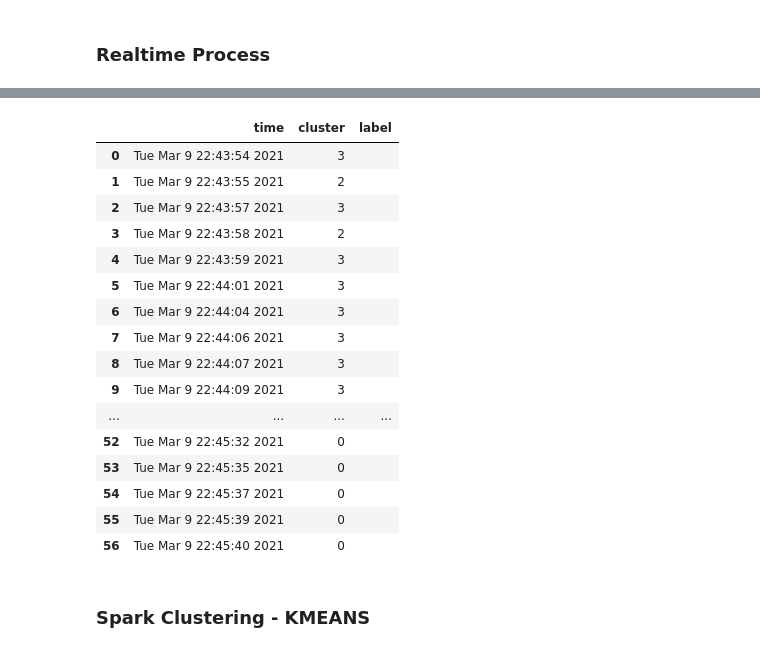
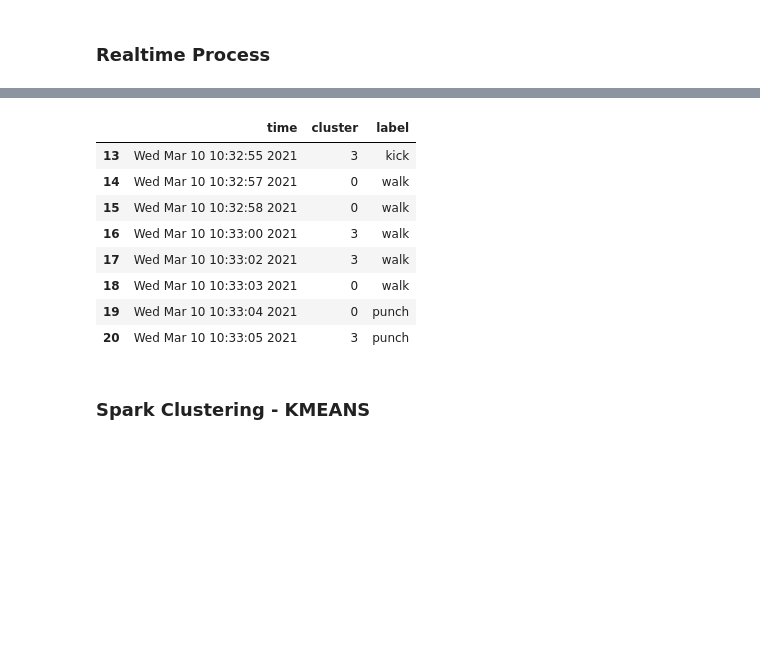
Before and after one commit to HalivaMatan/Final-Project-Data-Science-Course, a Jupyter notebook: DS - Face Detection Project.ipynb, the cells around one changed output, grey strips where cells are left out. Drawn from its saved outputs; the diff is of its cells as text; code cells hidden in the pictures; blank space fills up the shorter version.

```diff
--- a/DS - Face Detection Project.ipynb
+++ b/DS - Face Detection Project.ipynb
@@ -673,9 +673,9 @@ def get_skeletons(image, image_w, image_h):
         center = (int(center[0]), int(center[1]))
         centers.append(center)
 
-    return centers, dict_id2skeleton, dict_id2label
+    return centers, dict_id2skeleton, dict_id2label,skeletons
 
-def get_human_action(frame, humanCenter, centers, dict_id2skeleton, dict_id2label):
+def get_human_action(frame, humanCenter, centers, dict_id2skeleton, dict_id2label, skeletons):
 
         distances = []
         # cv2.circle(frame, humanCenter, radius=10, color=(0, 0, 255), thickness=15)
@@ -727,7 +727,7 @@ while True:
         face_id = get_person_id(face_encodings, face["face_encoding"])
         image_w, image_h, _ = frame.shape
 
-        centers, dict_id2skeleton, dict_id2label = get_skeletons(frame, image_w, image_h)
+        centers, dict_id2skeleton, dict_id2label,skeletons = get_skeletons(frame, image_w, image_h)
 
         if centers is None:
             continue
@@ -735,7 +735,7 @@ while True:
         py, px, py2, px2 = [ v for v in face["face_location"]]
         faceCenter = ( int((px + px2) / 2) , int((py + py2) / 2))
 
-        label = get_human_action(frame, faceCenter, centers, dict_id2skeleton, dict_id2label)
+        label = get_human_action(frame, faceCenter, centers, dict_id2skeleton, dict_id2label, skeletons)
 
         date = time.asctime(time.localtime(time.time()))
 
@@ -878,25 +868,17 @@ Mean score:
 ... (188 outputs left out)
 # %%
 rec = pd.DataFrame(rec)
-rec
+rec[13:21]
 # %% [output]
 |  | time | cluster | label |
-| 0 | Tue Mar 9 22:43:54 2021 | 3 |  |
-| 1 | Tue Mar 9 22:43:55 2021 | 2 |  |
-| 2 | Tue Mar 9 22:43:57 2021 | 3 |  |
-| 3 | Tue Mar 9 22:43:58 2021 | 2 |  |
-| 4 | Tue Mar 9 22:43:59 2021 | 3 |  |
-| 5 | Tue Mar 9 22:44:01 2021 | 3 |  |
-| 6 | Tue Mar 9 22:44:04 2021 | 3 |  |
-| 7 | Tue Mar 9 22:44:06 2021 | 3 |  |
-| 8 | Tue Mar 9 22:44:07 2021 | 3 |  |
-| 9 | Tue Mar 9 22:44:09 2021 | 3 |  |
-| ... | ... | ... | ... |
-| 52 | Tue Mar 9 22:45:32 2021 | 0 |  |
-| 53 | Tue Mar 9 22:45:35 2021 | 0 |  |
-| 54 | Tue Mar 9 22:45:37 2021 | 0 |  |
-| 55 | Tue Mar 9 22:45:39 2021 | 0 |  |
-| 56 | Tue Mar 9 22:45:40 2021 | 0 |  |
+| 13 | Wed Mar 10 10:32:55 2021 | 3 | kick |
+| 14 | Wed Mar 10 10:32:57 2021 | 0 | walk |
+| 15 | Wed Mar 10 10:32:58 2021 | 0 | walk |
+| 16 | Wed Mar 10 10:33:00 2021 | 3 | walk |
+| 17 | Wed Mar 10 10:33:02 2021 | 3 | walk |
+| 18 | Wed Mar 10 10:33:03 2021 | 0 | walk |
+| 19 | Wed Mar 10 10:33:04 2021 | 0 | punch |
+| 20 | Wed Mar 10 10:33:05 2021 | 3 | punch |
 # %% [markdown]
 ### Spark Clustering - KMEANS
 # %%
```
Also changed, not shown: parts of 38 cells of this notebook.
